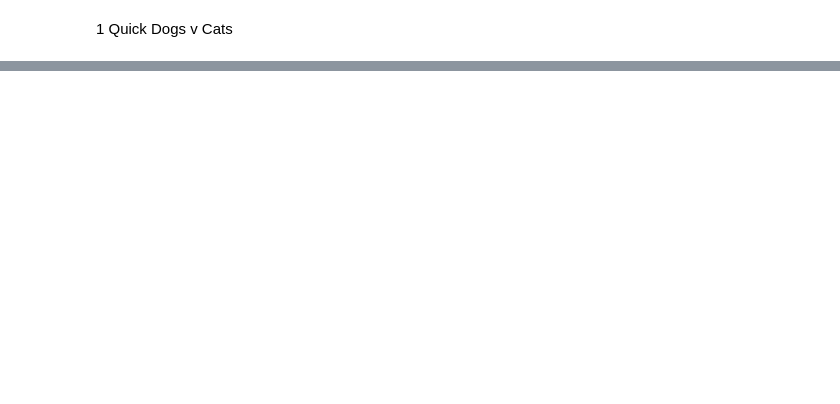
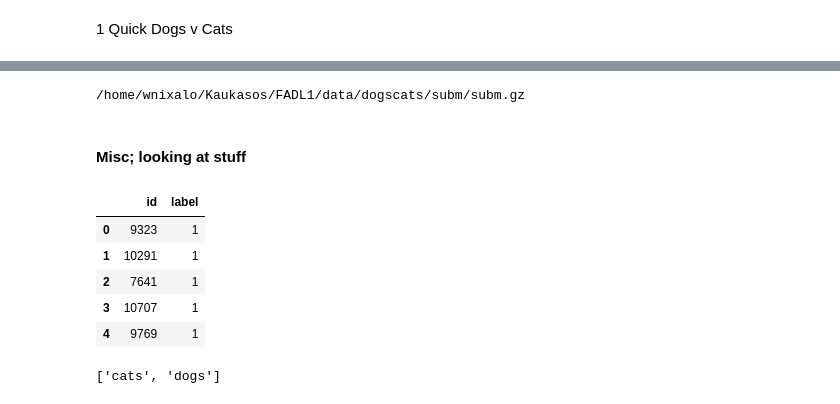
Before and after one commit to WNoxchi/deeplearningstudy, a Jupyter notebook: FADL1/quick_dogscats.ipynb, the cells around one changed output, grey strips where cells are left out. Saved outputs shown, nothing was run; the diff lists cells and outputs as text; code cells hidden in the pictures; blank space fills up the shorter version.

```diff
--- a/FADL1/quick_dogscats.ipynb
+++ b/FADL1/quick_dogscats.ipynb
@@ -30,0 +192,19 @@ metrics.log_loss(y, np.exp(log_preds)), accuracy(log_preds, y)
+# %%
+FileLink(f'{SUBM}subm.gz')
+# %% [output]
+/home/wnixalo/Kaukasos/FADL1/data/dogscats/subm/subm.gz
+# %% [markdown]
+#### Misc; looking at stuff
+# %%
+submission.head()
+# %% [output]
+|  | id | label |
+| 0 | 9323 | 1 |
+| 1 | 10291 | 1 |
+| 2 | 7641 | 1 |
+| 3 | 10707 | 1 |
+| 4 | 9769 | 1 |
+# %%
+data.classes
+# %% [output]
+['cats', 'dogs']
```
Also changed, not shown: parts of 39 cells of this notebook, 1 other file.
